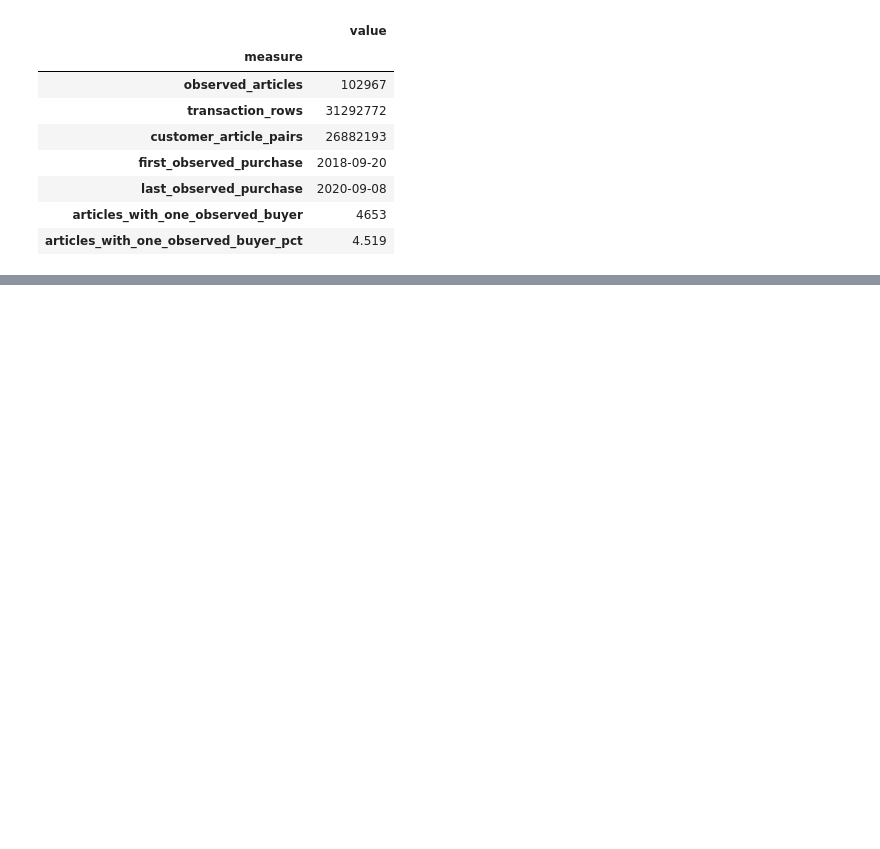
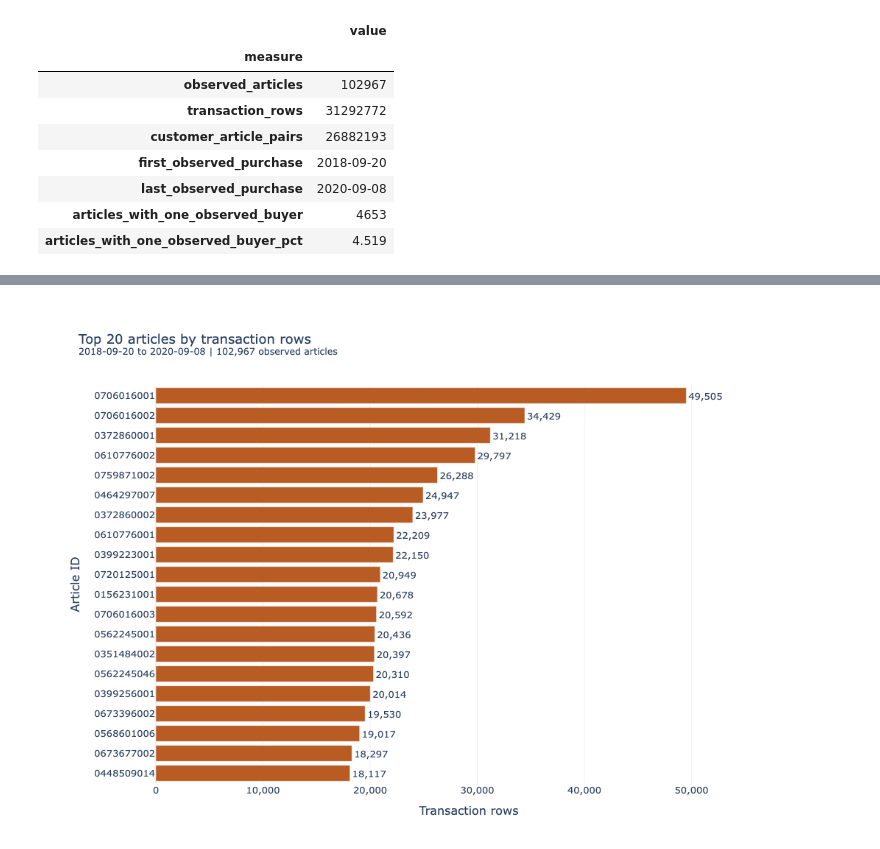
Before and after one commit to Songhai9/atelier-ai-project, a Jupyter notebook: notebooks/behavioral_eda.ipynb, the cells around one changed output, grey strips where cells are left out. Drawn from its saved outputs; the diff is of its cells as text; code cells hidden in the pictures; blank space fills up the shorter version.

Commit message:
view top 20 article per distinct buyers and number of transactions

```diff
--- a/notebooks/behavioral_eda.ipynb
+++ b/notebooks/behavioral_eda.ipynb
@@ -89,6 +89,8 @@ CHUNK_ROWS = 100_000
 EXPECTED_EDA_TRANSACTION_ROWS = 31_292_772
 
 RECENT_ACTIVITY_DAYS = 28
+
+TOP_ARTICLES = 20
 
 if not EDA_START < EDA_END_EXCLUSIVE:
     raise ValueError(
@@ -2407,0 +2599,14 @@ article_activity_summary
+# %%
+fig = make_article_popularity_figure(
+    ranking=top_articles_by_rows,
+    metric="transaction_rows",
+    metric_label="Transaction rows",
+    color="#B85C24",
+)
+
+fig.show(
+    renderer="plotly_mimetype+png",
+    config={"displaylogo": False},
+)
+# %% [output]
+[figure, added]
```
Also changed, not shown: parts of 9 cells of this notebook.
